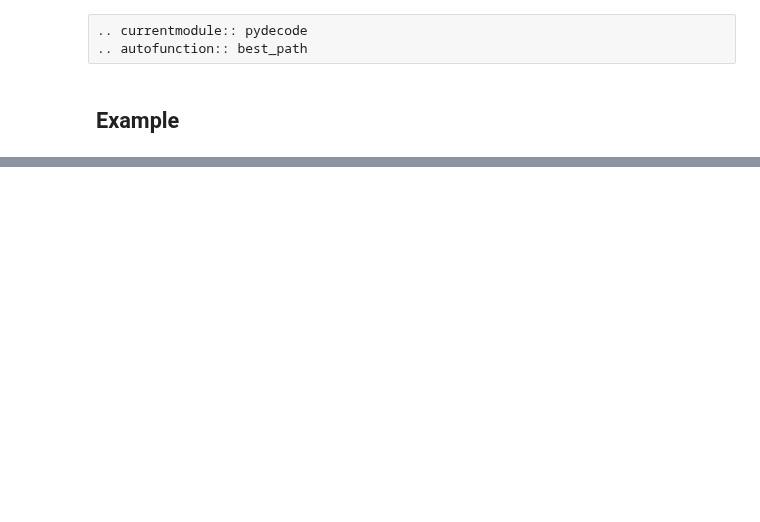
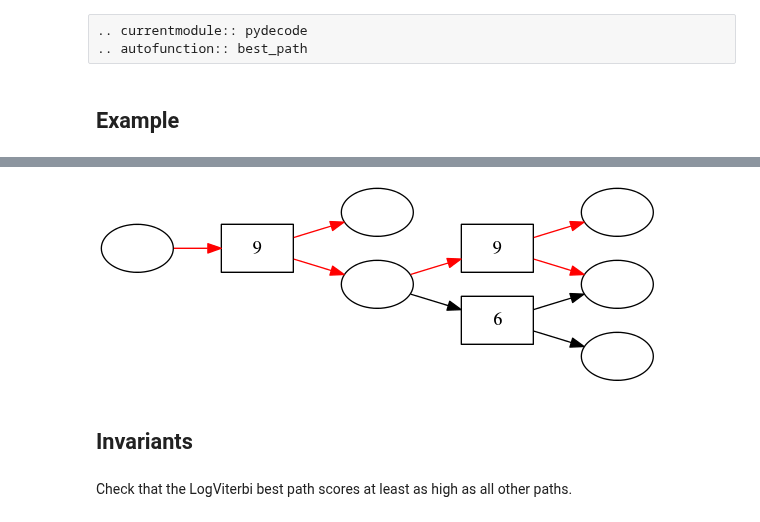
Before and after one commit to srush/PyDecode, a Jupyter notebook: notebooks/doc/best_path.ipynb, the cells around one changed output, grey strips where cells are left out. Saved outputs shown, nothing was run; the diff lists cells and outputs as text; code cells hidden in the pictures; blank space fills up the shorter version.

```diff
--- a/notebooks/doc/best_path.ipynb
+++ b/notebooks/doc/best_path.ipynb
@@ -16,0 +19,9 @@ pydecode.display.HypergraphFormatter(hypergraph).to_ipython()
+# %%
+path = pydecode.best_path(graph, weights * 1.)
+pydecode.draw(graph, weights, paths=[path])
+# %% [output]
+[figure, added]
+# %% [markdown]
+## Invariants
+# %% [markdown]
+Check that the LogViterbi best path scores at least as high as all other paths.
```
Also changed, not shown: parts of 7 cells of this notebook, 13 other files.
